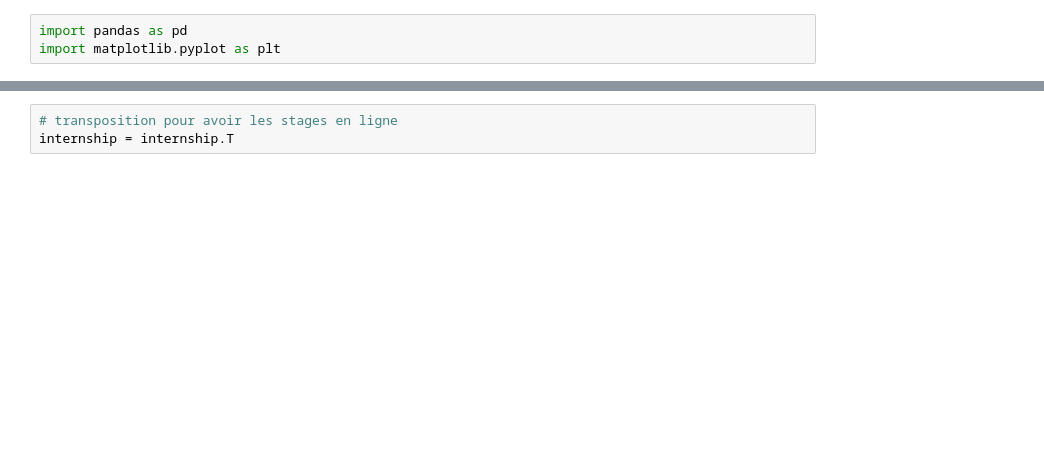
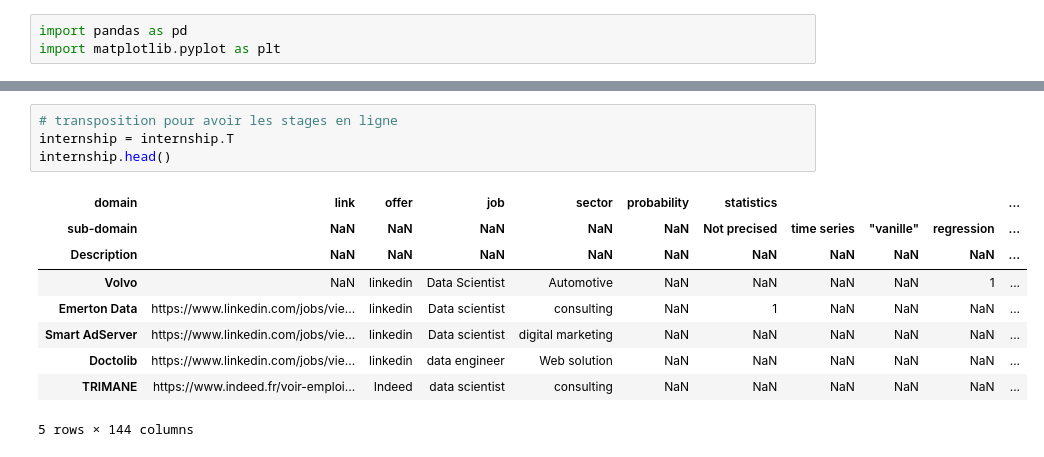
Before and after one commit to EricKiennemann/InternshipAnalyse, a Jupyter notebook: internship.ipynb, the cells around one changed output, grey strips where cells are left out. Saved outputs shown, nothing was run; the diff lists cells and outputs as text; blank space fills up the shorter version.

```diff
--- a/internship.ipynb
+++ b/internship.ipynb
@@ -6,5 +16,16 @@ internship = pd.read_excel('Analyse Stages Data.xlsx','Feuil1')
 # %%
 # transposition pour avoir les stages en ligne
 internship = internship.T
+internship.head()
+# %% [output]
+| domain | link | offer | job | sector | probability | statistics |  |  |  | ... |
+| sub-domain | NaN | NaN | NaN | NaN | NaN | Not precised | time series | "vanille" | regression | ... |
+| Description | NaN | NaN | NaN | NaN | NaN | NaN | NaN | NaN | NaN | ... |
+| Volvo | NaN | linkedin | Data Scientist | Automotive | NaN | NaN | NaN | NaN | 1 | ... |
+| Emerton Data | https://www.linkedin.com/jobs/vie... | linkedin | Data scientist | consulting | NaN | 1 | NaN | NaN | NaN | ... |
+| Smart AdServer | https://www.linkedin.com/jobs/vie... | linkedin | Data scientist | digital marketing | NaN | NaN | NaN | NaN | NaN | ... |
+| Doctolib | https://www.linkedin.com/jobs/vie... | linkedin | data engineer | Web solution | NaN | NaN | NaN | NaN | NaN | ... |
+| TRIMANE | https://www.indeed.fr/voir-emploi... | Indeed | data scientist | consulting | NaN | NaN | NaN | NaN | NaN | ... |
+5 rows × 144 columns
 # %%
 # creer / visualiser les indexs
```
Also changed, not shown: parts of 21 cells of this notebook.
